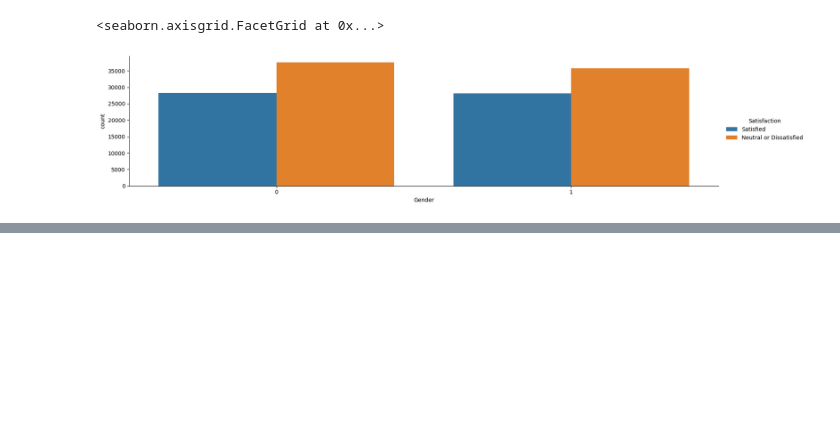
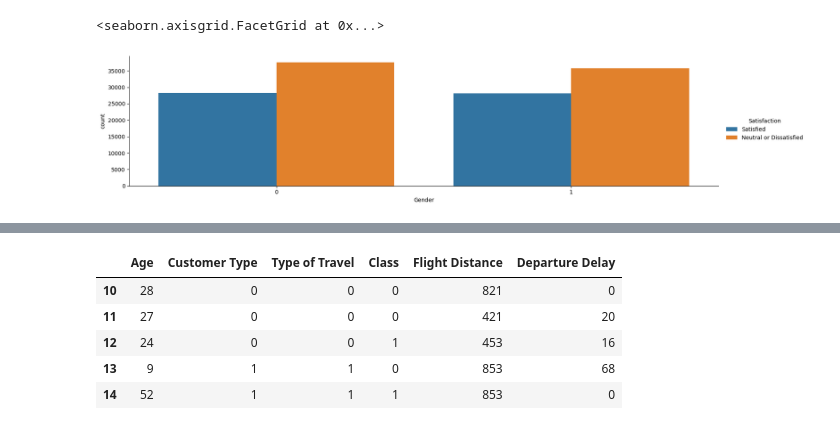
Before and after one commit to S0fft/Airline-Passenger-Satisfaction, a Jupyter notebook: airline_passenger_satisfaction.ipynb, the cells around one changed output, grey strips where cells are left out. Cells and saved outputs as stored; diff of their text form; code cells hidden in the pictures; blank space fills up the shorter version.

```diff
--- a/airline_passenger_satisfaction.ipynb
+++ b/airline_passenger_satisfaction.ipynb
@@ -257,0 +295,9 @@ sns.catplot(data=df, x='Gender', height=4, aspect=4, kind='count', hue='Satisfac
+# %%
+df.iloc[10:15, 1:7].head()
+# %% [output]
+|  | Age | Customer Type | Type of Travel | Class | Flight Distance | Departure Delay |
+| 10 | 28 | 0 | 0 | 0 | 821 | 0 |
+| 11 | 27 | 0 | 0 | 0 | 421 | 20 |
+| 12 | 24 | 0 | 0 | 1 | 453 | 16 |
+| 13 | 9 | 1 | 1 | 0 | 853 | 68 |
+| 14 | 52 | 1 | 1 | 1 | 853 | 0 |
```
Also changed, not shown: parts of 6 cells of this notebook.
